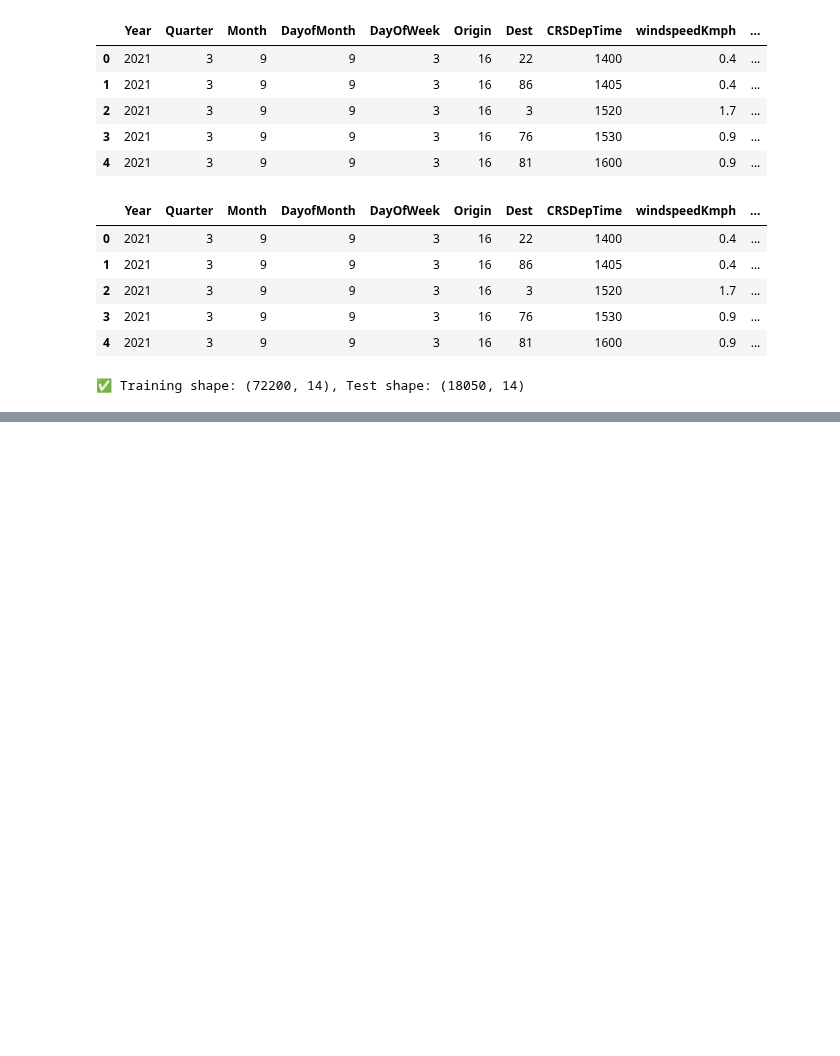
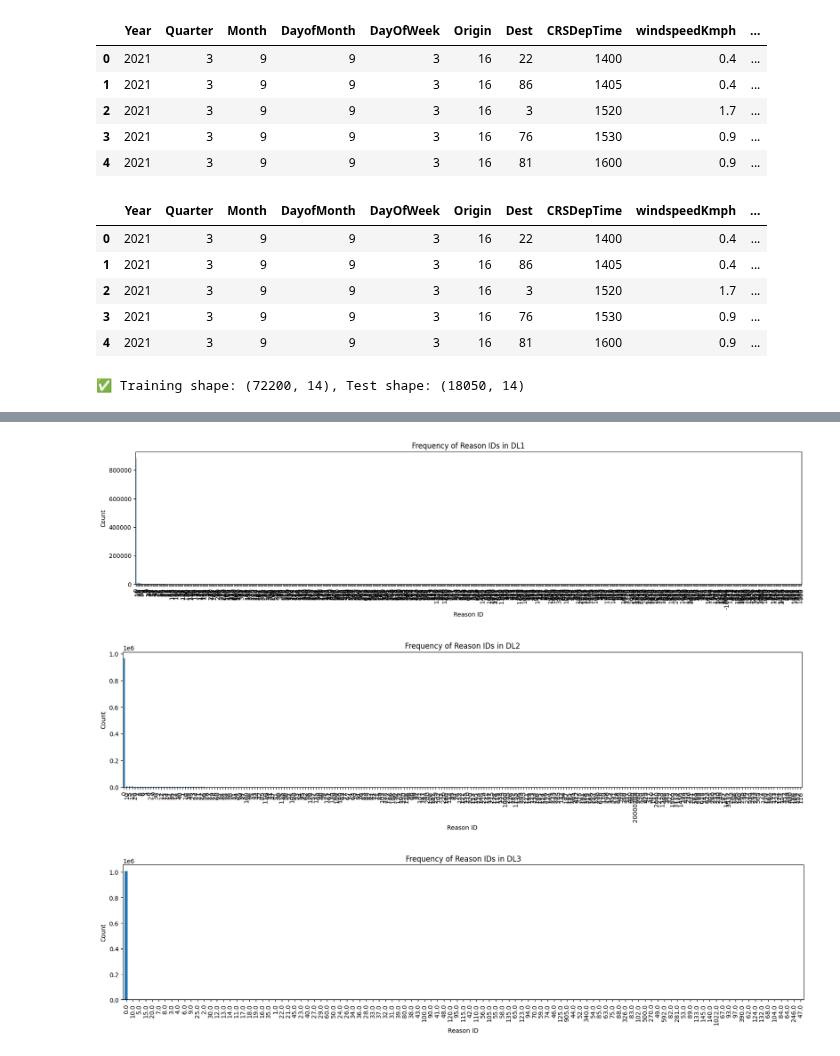
Before and after one commit to ZahraZellazi/DelayPrediction, a Jupyter notebook: DelayPrediction.ipynb, the cells around one changed output, grey strips where cells are left out. Drawn from its saved outputs; the diff is of its cells as text; code cells hidden in the pictures; blank space fills up the shorter version.

```diff
--- a/DelayPrediction.ipynb
+++ b/DelayPrediction.ipynb
@@ -2621,0 +2622,9 @@ Fitting 3 folds for each of 4 candidates, totalling 12 fits
+# %%
+dl_cols = ['DL1', 'DL2', 'DL3']
+
+# Count zero, non-zero, and missing
+for col in dl_cols:
+    print(f"{col} - zero count:", (hist[col] == 0).sum())
+    print(f"{col} - non-zero count:", (hist[col] != 0).sum())
+    print(f"{col} - missing count:", hist[col].isna().sum())
+    print()
@@ -2621,0 +2656,3 @@ Fitting 3 folds for each of 4 candidates, totalling 12 fits
+# %%
+for col in dl_cols:
+    print(f"Unique {col} values:", hist[col].unique())
@@ -2621,0 +2686,15 @@ Fitting 3 folds for each of 4 candidates, totalling 12 fits
+# %%
+import pandas as pd
+
+# Load data
+hist = pd.read_csv("opscontrol_historicalcoordination.csv")
+
+# The DL columns
+dl_cols = ['DL1', 'DL2', 'DL3']
+
+# Count frequencies for each DL column
+for col in dl_cols:
+    counts = hist[col].value_counts().reset_index()
+    counts.columns = [f"{col}_ID", "Count"]
+    print(f"\nFrequency of each reason ID in {col}:")
+    print(counts.sort_values("Count", ascending=False))
@@ -2621,0 +2720,13 @@ Fitting 3 folds for each of 4 candidates, totalling 12 fits
+# %%
+import matplotlib.pyplot as plt
+
+for col in dl_cols:
+    counts = hist[col].value_counts().sort_values(ascending=False)
+    counts.plot(kind='bar', figsize=(20,4), title=f"Frequency of Reason IDs in {col}")
+    plt.xlabel("Reason ID")
+    plt.ylabel("Count")
+    plt.show()
+# %% [output]
+[figure, added]
+[figure, added]
+[figure, added]
```
Also changed, not shown: parts of 16 cells of this notebook.
